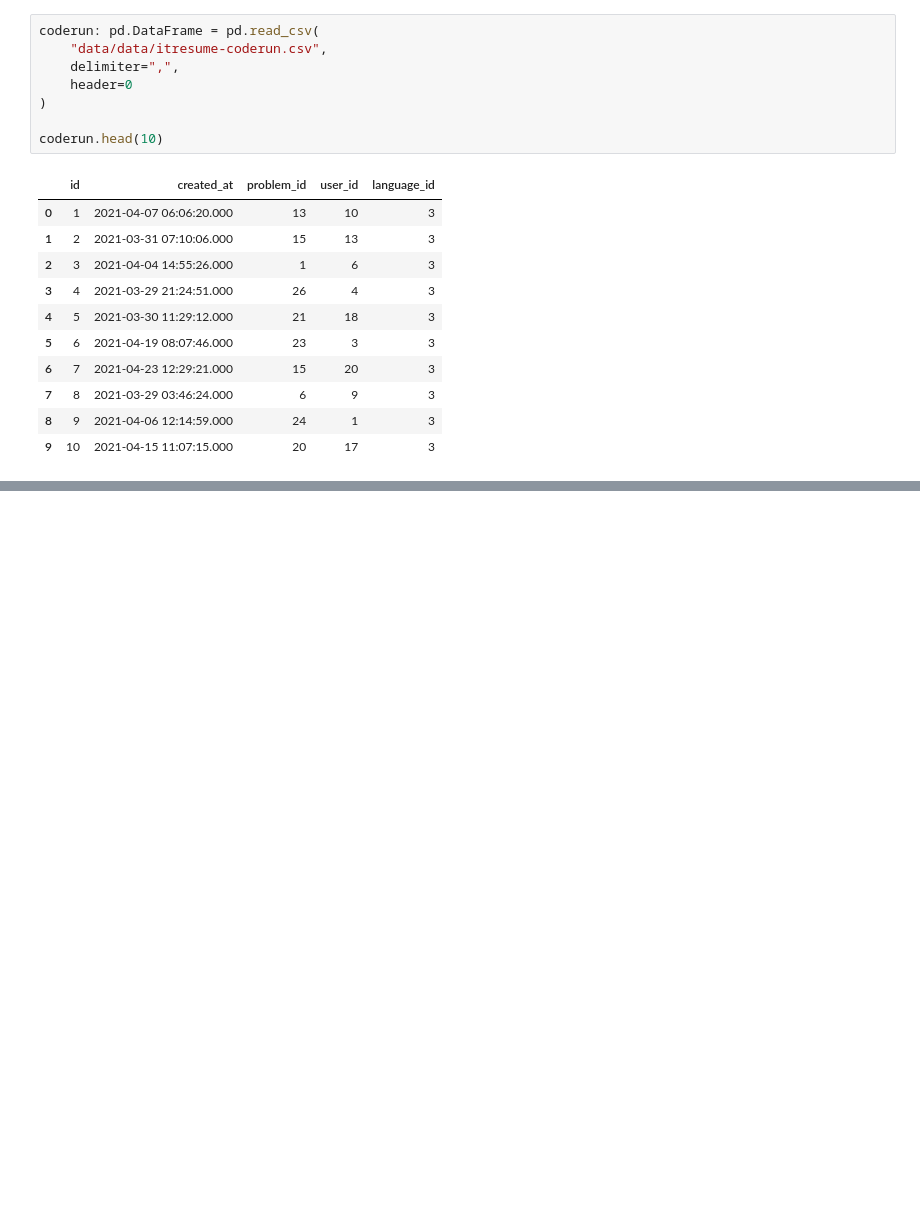
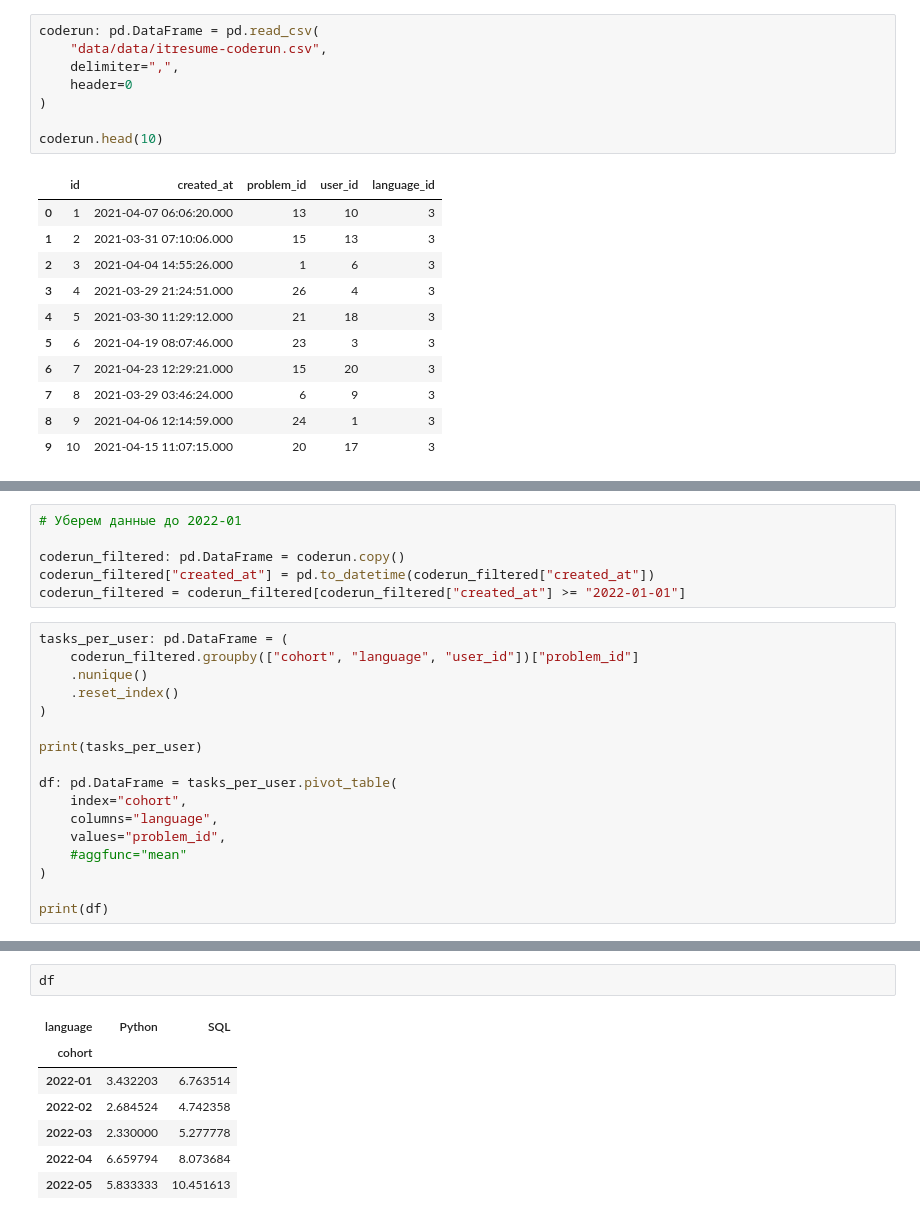
Before and after one commit to alexanderniki/alx-study, a Jupyter notebook: Analytics/Pandas Basics/homework-2.ipynb, the cells around one changed output, grey strips where cells are left out. Saved outputs shown, nothing was run; the diff lists cells and outputs as text; blank space fills up the shorter version.

```diff
--- a/Analytics/Pandas Basics/homework-2.ipynb
+++ b/Analytics/Pandas Basics/homework-2.ipynb
@@ -265,0 +306,23 @@ coderun.head(10)
+# %%
+# Уберем данные до 2022-01
+
+coderun_filtered: pd.DataFrame = coderun.copy()
+coderun_filtered["created_at"] = pd.to_datetime(coderun_filtered["created_at"])
+coderun_filtered = coderun_filtered[coderun_filtered["created_at"] >= "2022-01-01"]
+# %%
+tasks_per_user: pd.DataFrame = (
+    coderun_filtered.groupby(["cohort", "language", "user_id"])["problem_id"]
+    .nunique()
+    .reset_index()
+)
+
+print(tasks_per_user)
+
+df: pd.DataFrame = tasks_per_user.pivot_table(
+    index="cohort",
+    columns="language",
+    values="problem_id",
+    #aggfunc="mean"
+)
+
+print(df)
@@ -265,0 +363,10 @@ coderun.head(10)
+# %%
+df
+# %% [output]
+| language | Python | SQL |
+| cohort |  |  |
+| 2022-01 | 3.432203 | 6.763514 |
+| 2022-02 | 2.684524 | 4.742358 |
+| 2022-03 | 2.330000 | 5.277778 |
+| 2022-04 | 6.659794 | 8.073684 |
+| 2022-05 | 5.833333 | 10.451613 |
```
Also changed, not shown: parts of 5 cells of this notebook.
